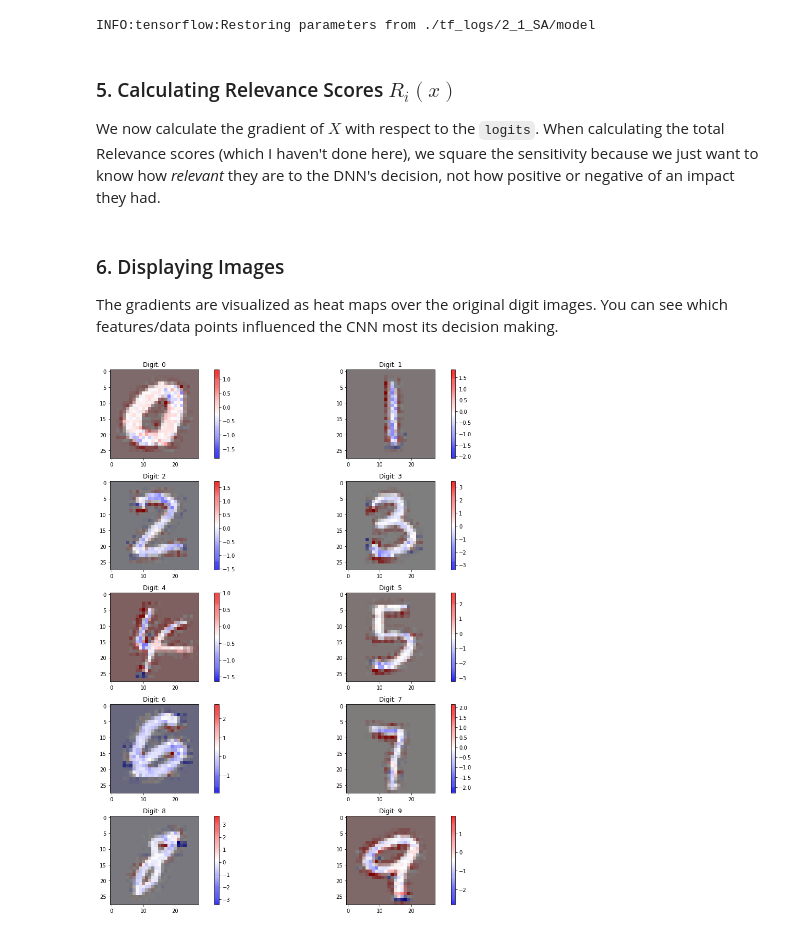
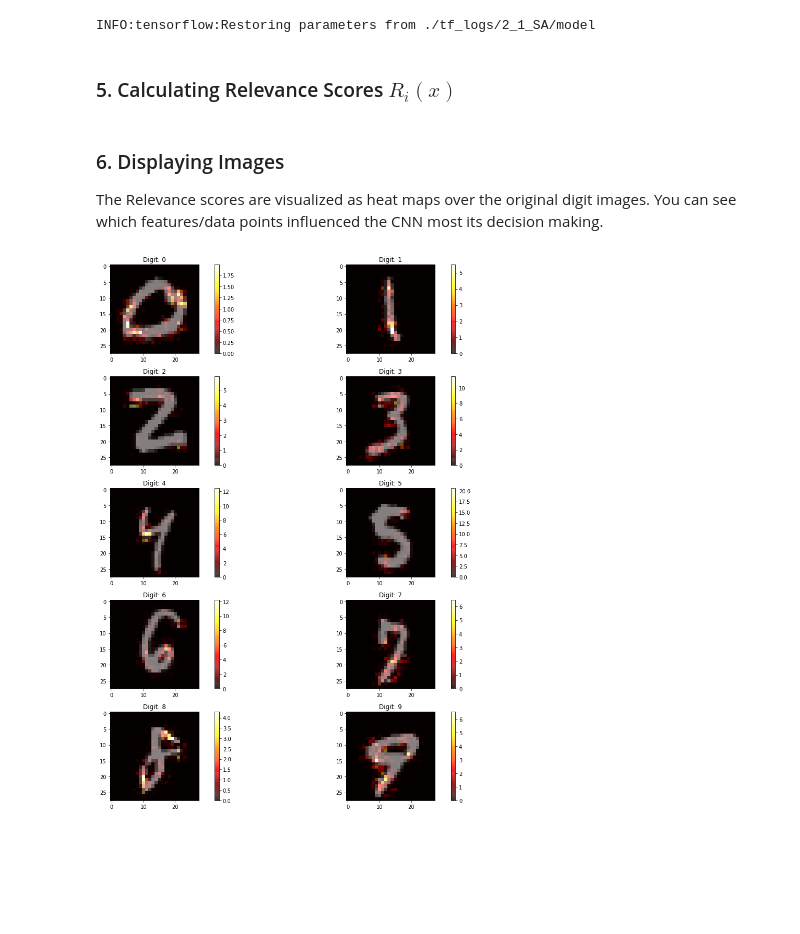
Before and after one commit to 1202kbs/Understanding-NN, a Jupyter notebook: 2.1 Sensitivity Analysis.ipynb, the cells around one changed output. Drawn from its saved outputs; the diff is of its cells as text; code cells hidden in the pictures; blank space fills up the shorter version.

```diff
--- a/2.1 Sensitivity Analysis.ipynb
+++ b/2.1 Sensitivity Analysis.ipynb
@@ -179,10 +179,8 @@ logits = SA[2]
 SA_score = tf.square(tf.gradients(logits, X))
 # %% [output]
 INFO:tensorflow:Restoring parameters from ./tf_logs/2_1_SA/model
-# %% [markdown]
-### 5. Calculating Relevance Scores $R_i(x)$
-
-We now calculate the gradient of $X$ with respect to the `logits`. When calculating the total Relevance scores (which I haven't done here), we square the sensitivity because we just want to know how *relevant* they are to the DNN's decision, not how positive or negative of an impact they had.
+# %% [markdown]
+### 5. Calculating Relevance Scores $R_i(x)$
 # %%
 images = mnist.train.images
 labels = mnist.train.labels
@@ -197,22 +195,22 @@ sess.close()
 # %% [markdown]
 ### 6. Displaying Images
 
-The gradients are visualized as heat maps over the original digit images. You can see which features/data points influenced the CNN most its decision making.
+The Relevance scores are visualized as heat maps over the original digit images. You can see which features/data points influenced the CNN most its decision making.
 # %%
 plt.figure(figsize=(15,15))
 for i in range(5):
     plt.subplot(5, 2, 2 * i + 1)
     plt.imshow(np.reshape(sample_imgs[2 * i], [28, 28]), cmap='gray')
-    plt.imshow(np.reshape(hmaps[0][2 * i], [28, 28]), cmap='bwr', alpha=0.5)
+    plt.imshow(np.reshape(hmaps[0][2 * i], [28, 28]), cmap='hot', alpha=0.5)
     plt.title('Digit: {}'.format(2 * i))
     plt.colorbar()
 
     plt.subplot(5, 2, 2 * i + 2)
     plt.imshow(np.reshape(sample_imgs[2 * i + 1], [28, 28]), cmap='gray')
-    plt.imshow(np.reshape(hmaps[0][2 * i + 1], [28, 28]), cmap='bwr', alpha=0.5)
+    plt.imshow(np.reshape(hmaps[0][2 * i + 1], [28, 28]), cmap='hot', alpha=0.5)
     plt.title('Digit: {}'.format(2 * i + 1))
     plt.colorbar()
 
 plt.tight_layout()
 # %% [output]
-[figure, old version]
+[figure, new version]
```
Also changed, not shown: parts of 3 cells of this notebook, 8 other files.
